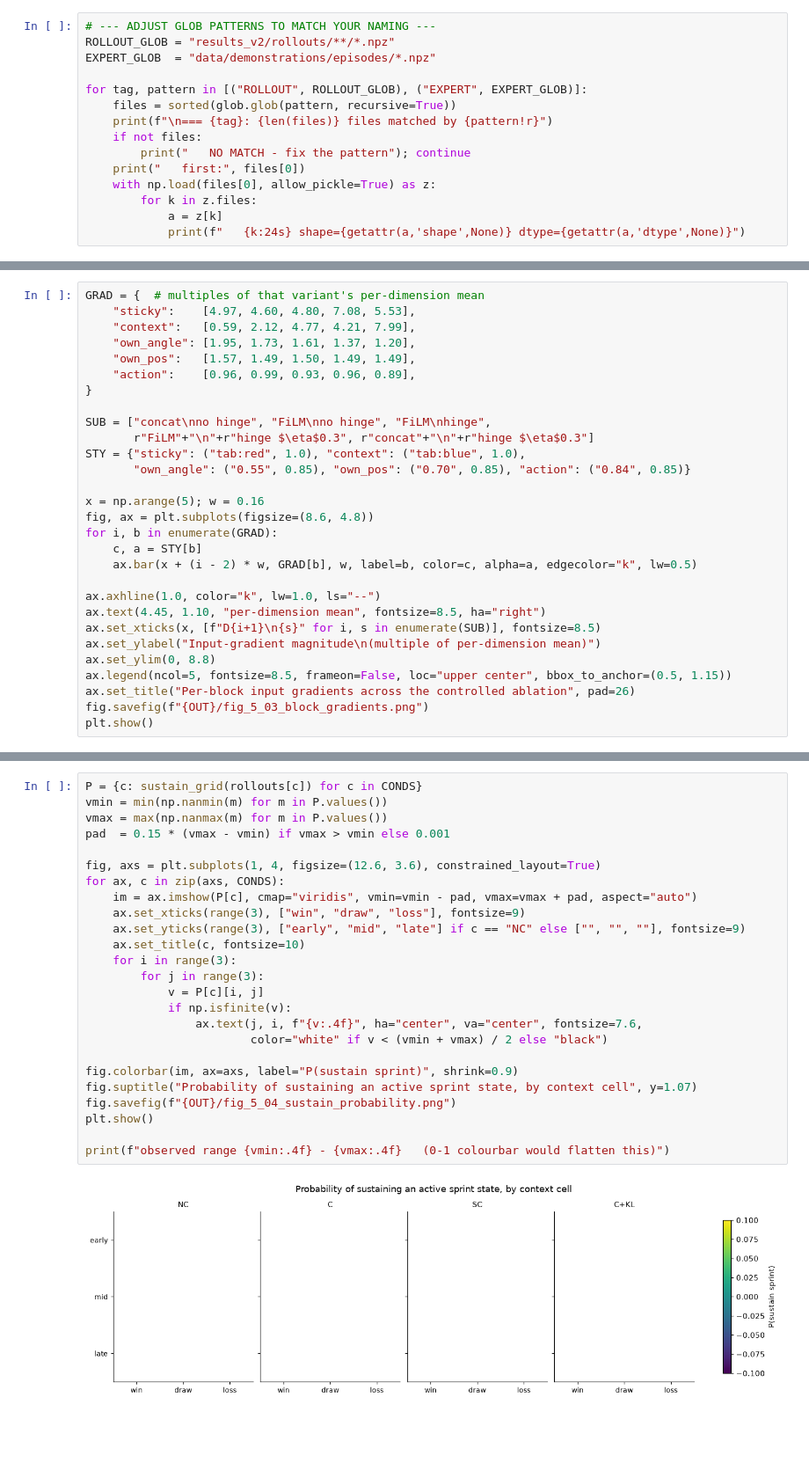
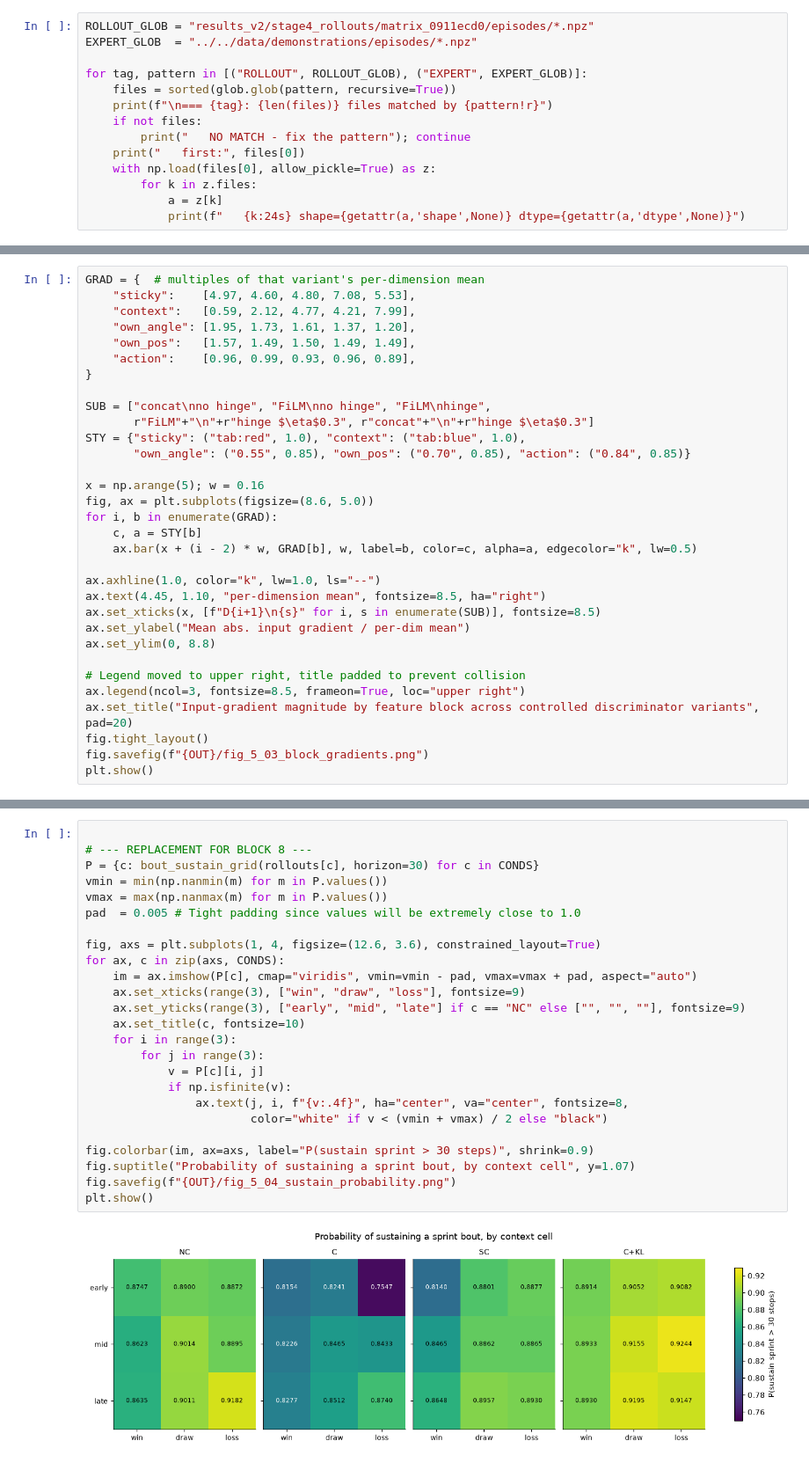
Before and after one commit to praneethkotipalli/context-aware-magail-grf, a Jupyter notebook: src/policy/figures_diss.ipynb, the cells around one changed output, grey strips where cells are left out. Shown at 88% size. Saved outputs shown, nothing was run; the diff lists cells and outputs as text; blank space fills up the shorter version.

```diff
--- a/src/policy/figures_diss.ipynb
+++ b/src/policy/figures_diss.ipynb
@@ -164,9 +160,8 @@ using verified literals: [Errno 2] No such file or directory: 'condition_summary
   SC    63.3525  ->   33.2% closed
   C+KL  69.8732  ->   23.6% closed
 # %%
-# --- ADJUST GLOB PATTERNS TO MATCH YOUR NAMING ---
-ROLLOUT_GLOB = "results_v2/rollouts/**/*.npz"
-EXPERT_GLOB  = "data/demonstrations/episodes/*.npz"
+ROLLOUT_GLOB = "results_v2/stage4_rollouts/matrix_0911ecd0/episodes/*.npz"
+EXPERT_GLOB  = "../../data/demonstrations/episodes/*.npz"
 
 for tag, pattern in [("ROLLOUT", ROLLOUT_GLOB), ("EXPERT", EXPERT_GLOB)]:
     files = sorted(glob.glob(pattern, recursive=True))
@@ -289,7 +304,7 @@ STY = {"sticky": ("tab:red", 1.0), "context": ("tab:blue", 1.0),
        "own_angle": ("0.55", 0.85), "own_pos": ("0.70", 0.85), "action": ("0.84", 0.85)}
 
 x = np.arange(5); w = 0.16
-fig, ax = plt.subplots(figsize=(8.6, 4.8))
+fig, ax = plt.subplots(figsize=(8.6, 5.0))
 for i, b in enumerate(GRAD):
     c, a = STY[b]
     ax.bar(x + (i - 2) * w, GRAD[b], w, label=b, color=c, alpha=a, edgecolor="k", lw=0.5)
@@ -297,10 +312,13 @@ for i, b in enumerate(GRAD):
 ax.axhline(1.0, color="k", lw=1.0, ls="--")
 ax.text(4.45, 1.10, "per-dimension mean", fontsize=8.5, ha="right")
 ax.set_xticks(x, [f"D{i+1}\n{s}" for i, s in enumerate(SUB)], fontsize=8.5)
-ax.set_ylabel("Input-gradient magnitude\n(multiple of per-dimension mean)")
+ax.set_ylabel("Mean abs. input gradient / per-dim mean")
 ax.set_ylim(0, 8.8)
-ax.legend(ncol=5, fontsize=8.5, frameon=False, loc="upper center", bbox_to_anchor=(0.5, 1.15))
-ax.set_title("Per-block input gradients across the controlled ablation", pad=26)
+
+# Legend moved to upper right, title padded to prevent collision
+ax.legend(ncol=3, fontsize=8.5, frameon=True, loc="upper right")
+ax.set_title("Input-gradient magnitude by feature block across controlled discriminator variants", pad=20)
+fig.tight_layout()
 fig.savefig(f"{OUT}/fig_5_03_block_gradients.png")
 plt.show()
 # %% [output]
@@ -308,27 +326,27 @@ plt.show()
 # %%
-P = {c: sustain_grid(rollouts[c]) for c in CONDS}
+
+# --- REPLACEMENT FOR BLOCK 8 ---
+P = {c: bout_sustain_grid(rollouts[c], horizon=30) for c in CONDS}
 vmin = min(np.nanmin(m) for m in P.values())
 vmax = max(np.nanmax(m) for m in P.values())
-pad  = 0.15 * (vmax - vmin) if vmax > vmin else 0.001
+pad  = 0.005 # Tight padding since values will be extremely close to 1.0
 
 fig, axs = plt.subplots(1, 4, figsize=(12.6, 3.6), constrained_layout=True)
 for ax, c in zip(axs, CONDS):
     im = ax.imshow(P[c], cmap="viridis", vmin=vmin - pad, vmax=vmax + pad, aspect="auto")
     ax.set_xticks(range(3), ["win", "draw", "loss"], fontsize=9)
     ax.set_yticks(range(3), ["early", "mid", "late"] if c == "NC" else ["", "", ""], fontsize=9)
     ax.set_title(c, fontsize=10)
     for i in range(3):
         for j in range(3):
             v = P[c][i, j]
             if np.isfinite(v):
-                ax.text(j, i, f"{v:.4f}", ha="center", va="center", fontsize=7.6,
+                ax.text(j, i, f"{v:.4f}", ha="center", va="center", fontsize=8,
                         color="white" if v < (vmin + vmax) / 2 else "black")
 
-fig.colorbar(im, ax=axs, label="P(sustain sprint)", shrink=0.9)
-fig.suptitle("Probability of sustaining an active sprint state, by context cell", y=1.07)
+fig.colorbar(im, ax=axs, label="P(sustain sprint > 30 steps)", shrink=0.9)
+fig.suptitle("Probability of sustaining a sprint bout, by context cell", y=1.07)
 fig.savefig(f"{OUT}/fig_5_04_sustain_probability.png")
 plt.show()
-
-print(f"observed range {vmin:.4f} - {vmax:.4f}   (0-1 colourbar would flatten this)")
 # %% [output]
-[figure, old version]
+[figure, new version]
```
Also changed, not shown: parts of 11 cells of this notebook, 7 other files.
